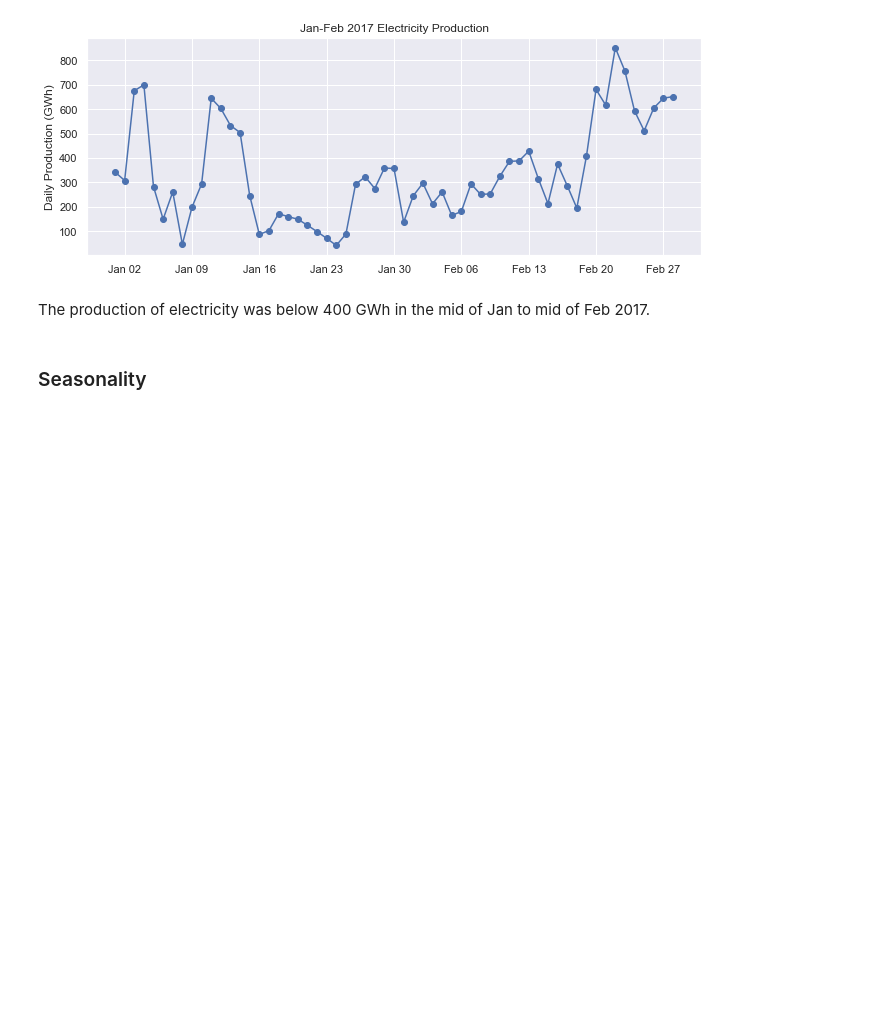
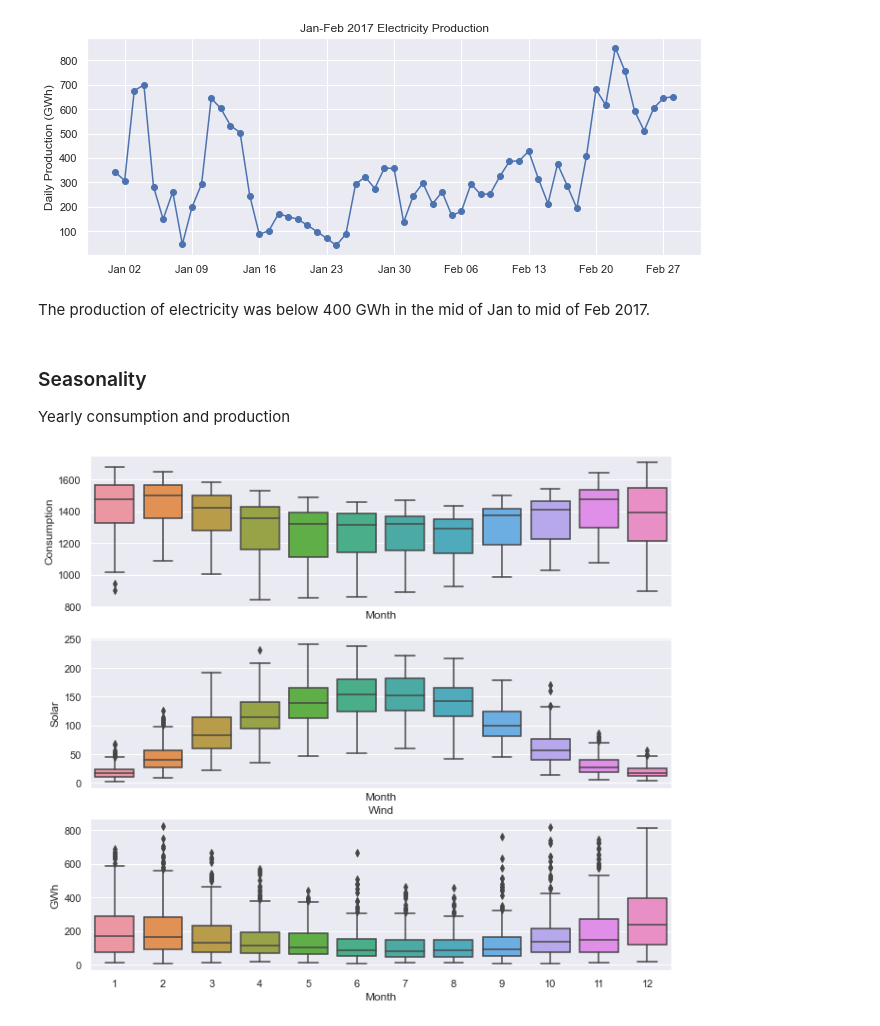
Before and after one commit to adili0505/Demo, a Jupyter notebook: demo_time_series.ipynb, the cells around one changed output. Drawn from its saved outputs; the diff is of its cells as text; code cells hidden in the pictures; blank space fills up the shorter version.

```diff
--- a/demo_time_series.ipynb
+++ b/demo_time_series.ipynb
@@ -194,3 +194,15 @@ ax1.xaxis.set_major_formatter(mdates.DateFormatter('%b %d'));
 The production of electricity was below 400 GWh in the mid of Jan to mid of Feb 2017.
 # %% [markdown]
 ### Seasonality
+Yearly consumption and production
+# %%
+fig, axes = plt.subplots(3, 1, figsize=(11, 10), sharex=True)
+for name, ax in zip(['Consumption', 'Solar', 'Wind'], axes):
+    sns.boxplot(data=opsd_daily, x='Month', y=name, ax=ax)
+ax.set_ylabel('GWh')
+ax.set_title(name)
+# Remove the automatic x-axis label from all but the bottom subplot
+if ax != axes[-1]:
+    ax.set_xlabel('')
+# %% [output]
+[figure, added]
```
Also changed, not shown: parts of 24 cells of this notebook.
